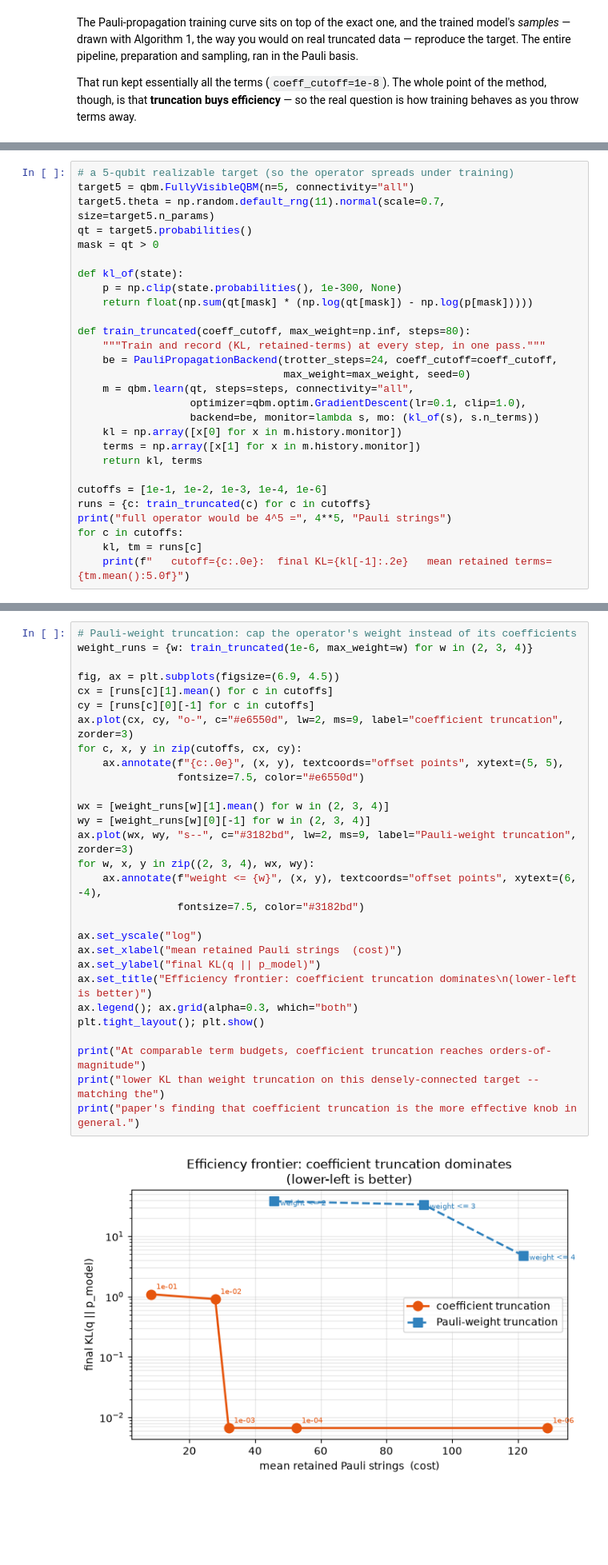
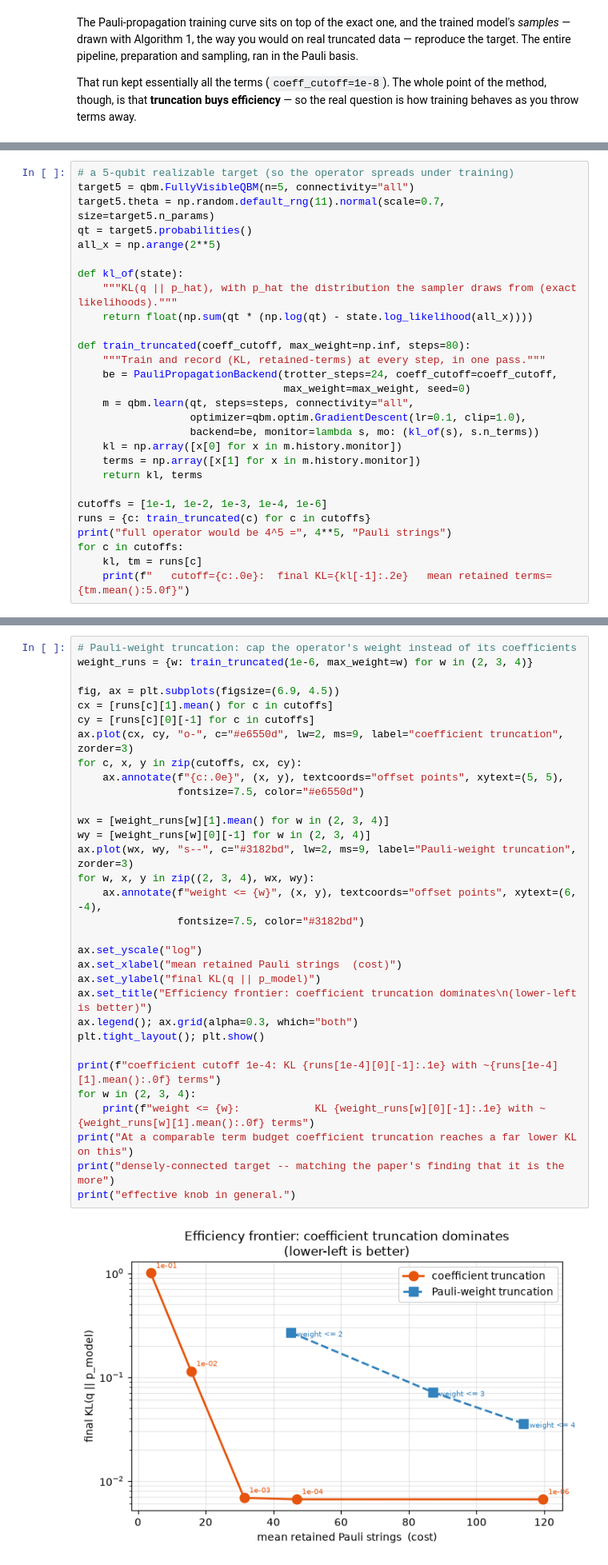
Before and after one commit to Michele-Minervini/qbmkit, a Jupyter notebook: notebooks/13_pauli_propagation_qbm.ipynb, the cells around one changed output, grey strips where cells are left out. Shown at 80% size. Saved outputs shown, nothing was run; the diff lists cells and outputs as text; blank space fills up the shorter version.

```diff
--- a/notebooks/13_pauli_propagation_qbm.ipynb
+++ b/notebooks/13_pauli_propagation_qbm.ipynb
@@ -331,11 +342,11 @@ a steady optimizer helps, the same lesson as shot noise in notebook 12.
 target5 = qbm.FullyVisibleQBM(n=5, connectivity="all")
 target5.theta = np.random.default_rng(11).normal(scale=0.7, size=target5.n_params)
 qt = target5.probabilities()
-mask = qt > 0
+all_x = np.arange(2**5)
 
 def kl_of(state):
-    p = np.clip(state.probabilities(), 1e-300, None)
-    return float(np.sum(qt[mask] * (np.log(qt[mask]) - np.log(p[mask]))))
+    """KL(q || p_hat), with p_hat the distribution the sampler draws from (exact likelihoods)."""
+    return float(np.sum(qt * (np.log(qt) - state.log_likelihood(all_x))))
 
 def train_truncated(coeff_cutoff, max_weight=np.inf, steps=80):
     """Train and record (KL, retained-terms) at every step, in one pass."""
@@ -408,31 +427,34 @@ each. A truncation that sits lower and to the left is doing more with less.
 # %%
 # Pauli-weight truncation: cap the operator's weight instead of its coefficients
 weight_runs = {w: train_truncated(1e-6, max_weight=w) for w in (2, 3, 4)}
 
 fig, ax = plt.subplots(figsize=(6.9, 4.5))
 cx = [runs[c][1].mean() for c in cutoffs]
 cy = [runs[c][0][-1] for c in cutoffs]
 ax.plot(cx, cy, "o-", c="#e6550d", lw=2, ms=9, label="coefficient truncation", zorder=3)
 for c, x, y in zip(cutoffs, cx, cy):
     ax.annotate(f"{c:.0e}", (x, y), textcoords="offset points", xytext=(5, 5),
                 fontsize=7.5, color="#e6550d")
 
 wx = [weight_runs[w][1].mean() for w in (2, 3, 4)]
 wy = [weight_runs[w][0][-1] for w in (2, 3, 4)]
 ax.plot(wx, wy, "s--", c="#3182bd", lw=2, ms=9, label="Pauli-weight truncation", zorder=3)
 for w, x, y in zip((2, 3, 4), wx, wy):
     ax.annotate(f"weight <= {w}", (x, y), textcoords="offset points", xytext=(6, -4),
                 fontsize=7.5, color="#3182bd")
 
 ax.set_yscale("log")
 ax.set_xlabel("mean retained Pauli strings  (cost)")
 ax.set_ylabel("final KL(q || p_model)")
 ax.set_title("Efficiency frontier: coefficient truncation dominates\n(lower-left is better)")
 ax.legend(); ax.grid(alpha=0.3, which="both")
 plt.tight_layout(); plt.show()
 
-print("At comparable term budgets, coefficient truncation reaches orders-of-magnitude")
-print("lower KL than weight truncation on this densely-connected target -- matching the")
-print("paper's finding that coefficient truncation is the more effective knob in general.")
+print(f"coefficient cutoff 1e-4: KL {runs[1e-4][0][-1]:.1e} with ~{runs[1e-4][1].mean():.0f} terms")
+for w in (2, 3, 4):
+    print(f"weight <= {w}:            KL {weight_runs[w][0][-1]:.1e} with ~{weight_runs[w][1].mean():.0f} terms")
+print("At a comparable term budget coefficient truncation reaches a far lower KL on this")
+print("densely-connected target -- matching the paper's finding that it is the more")
+print("effective knob in general.")
 # %% [output]
-[figure, old version]
+[figure, new version]
```
Also changed, not shown: parts of 15 cells of this notebook.
